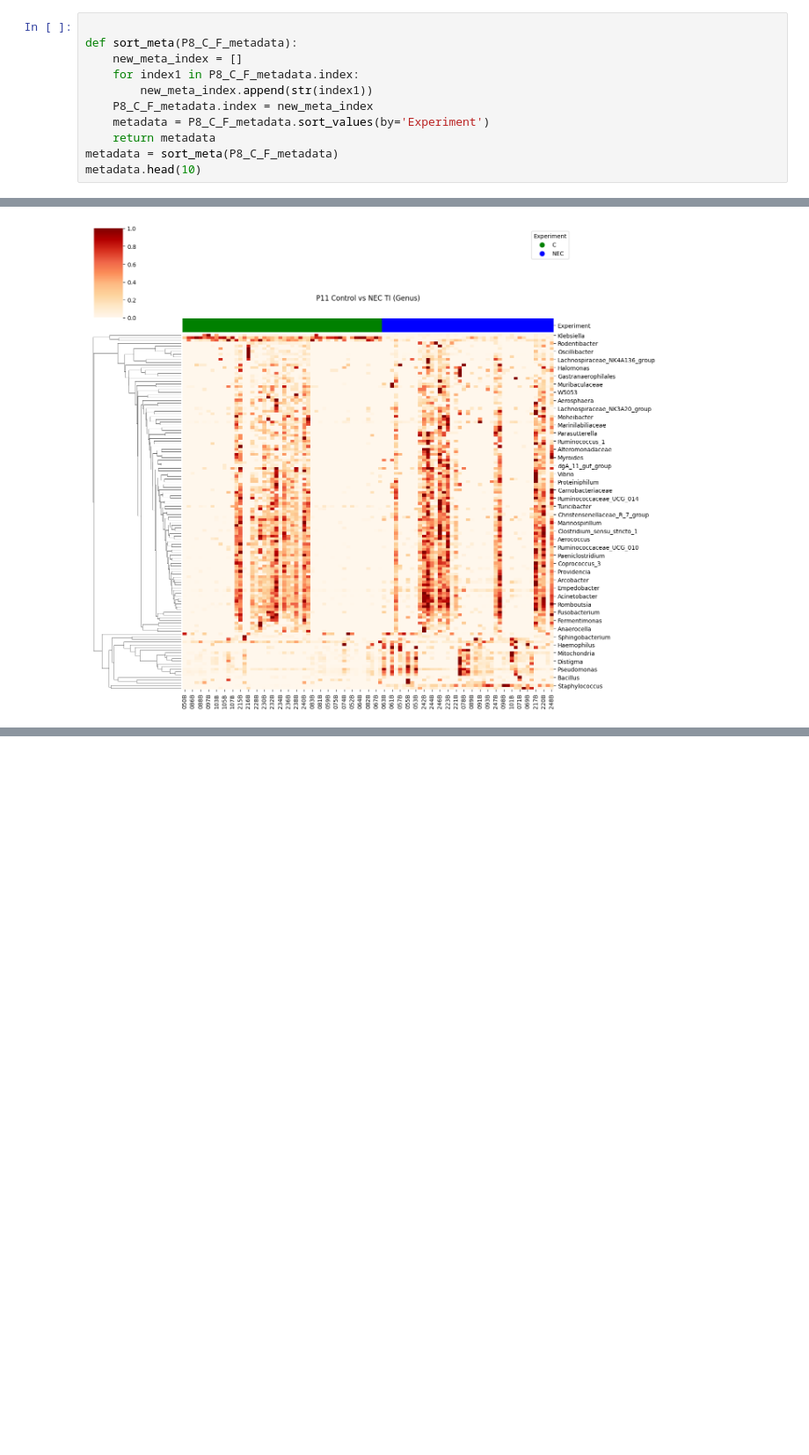
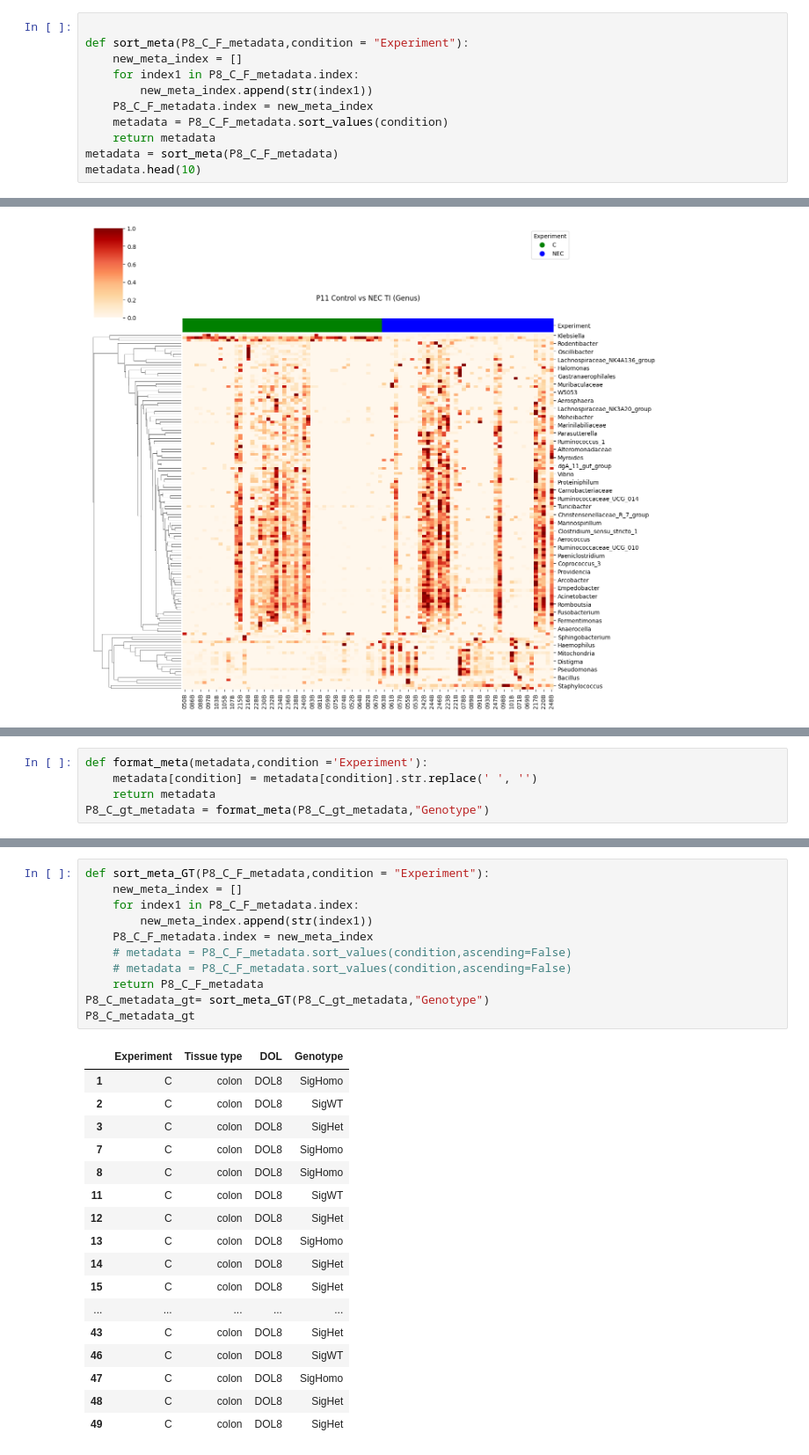
Before and after one commit to xuan13hao/data_analysis, a Jupyter notebook: 16s/heatmap/heatmap.ipynb, the cells around one changed output, grey strips where cells are left out. Shown: that part at 88% size. Saved outputs shown, nothing was run; the diff lists cells and outputs as text; blank space fills up the shorter version.

```diff
--- a/16s/heatmap/heatmap.ipynb
+++ b/16s/heatmap/heatmap.ipynb
@@ -23,12 +23,12 @@ P8_C_F_otus_data.head(10)
 10 rows × 48 columns
 # %%
 
-def sort_meta(P8_C_F_metadata):
+def sort_meta(P8_C_F_metadata,condition = "Experiment"):
     new_meta_index = []
     for index1 in P8_C_F_metadata.index:
         new_meta_index.append(str(index1))
     P8_C_F_metadata.index = new_meta_index
-    metadata = P8_C_F_metadata.sort_values(by='Experiment')
+    metadata = P8_C_F_metadata.sort_values(condition)
     return metadata
 metadata = sort_meta(P8_C_F_metadata)
 metadata.head(10)
@@ -289,0 +310,5 @@ plot_cluster_heatmap(P11_C_NEC_otus_data_heatmap_TI,P11_C_NEC_color_dict_TI,P11_
+# %%
+def format_meta(metadata,condition ='Experiment'):
+    metadata[condition] = metadata[condition].str.replace(' ', '')
+    return metadata
+P8_C_gt_metadata = format_meta(P8_C_gt_metadata,"Genotype")
@@ -289,0 +338,29 @@ plot_cluster_heatmap(P11_C_NEC_otus_data_heatmap_TI,P11_C_NEC_color_dict_TI,P11_
+# %%
+def sort_meta_GT(P8_C_F_metadata,condition = "Experiment"):
+    new_meta_index = []
+    for index1 in P8_C_F_metadata.index:
+        new_meta_index.append(str(index1))
+    P8_C_F_metadata.index = new_meta_index
+    # metadata = P8_C_F_metadata.sort_values(condition,ascending=False)
+    # metadata = P8_C_F_metadata.sort_values(condition,ascending=False)
+    return P8_C_F_metadata
+P8_C_metadata_gt= sort_meta_GT(P8_C_gt_metadata,"Genotype")
+P8_C_metadata_gt
+# %% [output]
+|  | Experiment | Tissue type | DOL | Genotype |
+| 1 | C | colon | DOL8 | SigHomo |
+| 2 | C | colon | DOL8 | SigWT |
+| 3 | C | colon | DOL8 | SigHet |
+| 7 | C | colon | DOL8 | SigHomo |
+| 8 | C | colon | DOL8 | SigHomo |
+| 11 | C | colon | DOL8 | SigWT |
+| 12 | C | colon | DOL8 | SigHet |
+| 13 | C | colon | DOL8 | SigHomo |
+| 14 | C | colon | DOL8 | SigHet |
+| 15 | C | colon | DOL8 | SigHet |
+| ... | ... | ... | ... | ... |
+| 43 | C | colon | DOL8 | SigHet |
+| 46 | C | colon | DOL8 | SigWT |
+| 47 | C | colon | DOL8 | SigHomo |
+| 48 | C | colon | DOL8 | SigHet |
+| 49 | C | colon | DOL8 | SigHet |
```
Also changed, not shown: parts of 8 cells of this notebook, 3 other files.
